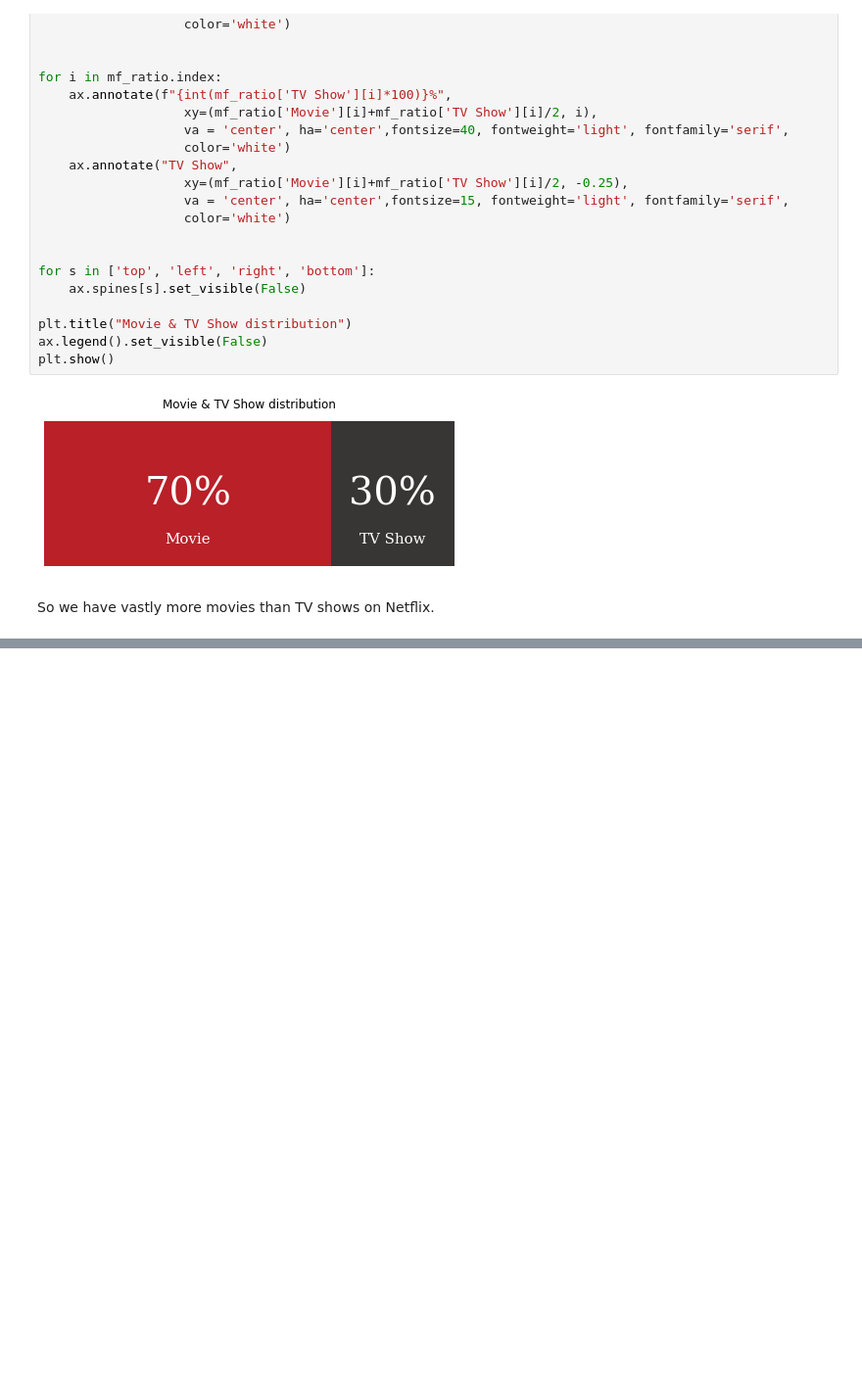
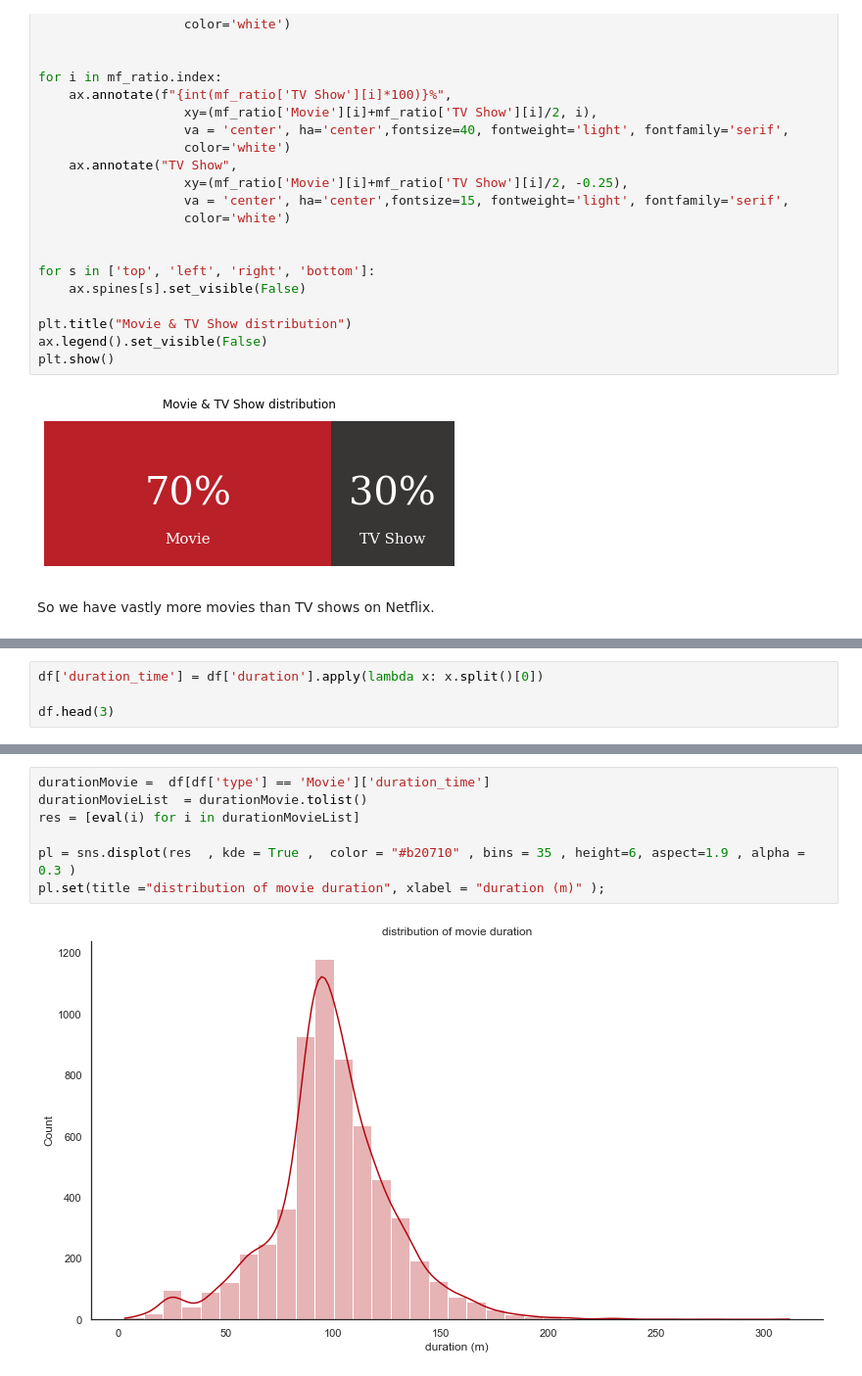
Before and after one commit to keyhanRayati/NetflixProject, a Jupyter notebook: project.ipynb, the cells around one changed output, grey strips where cells are left out. Shown at 98% size. Drawn from its saved outputs; the diff is of its cells as text; blank space fills up the shorter version.

```diff
--- a/project.ipynb
+++ b/project.ipynb
@@ -179,0 +235,4 @@ So we have vastly more movies than TV shows on Netflix.
+# %%
+df['duration_time'] = df['duration'].apply(lambda x: x.split()[0])
+
+df.head(3)
@@ -179,0 +244,9 @@ So we have vastly more movies than TV shows on Netflix.
+# %%
+durationMovie =  df[df['type'] == 'Movie']['duration_time']
+durationMovieList  = durationMovie.tolist()
+res = [eval(i) for i in durationMovieList]
+
+pl = sns.displot(res  , kde = True ,  color = "#b20710" , bins = 35 , height=6, aspect=1.9 , alpha = 0.3 )
+pl.set(title ="distribution of movie duration", xlabel = "duration (m)" );
+# %% [output]
+[figure, added]
```
Also changed, not shown: parts of 15 cells of this notebook, 2 other files.
